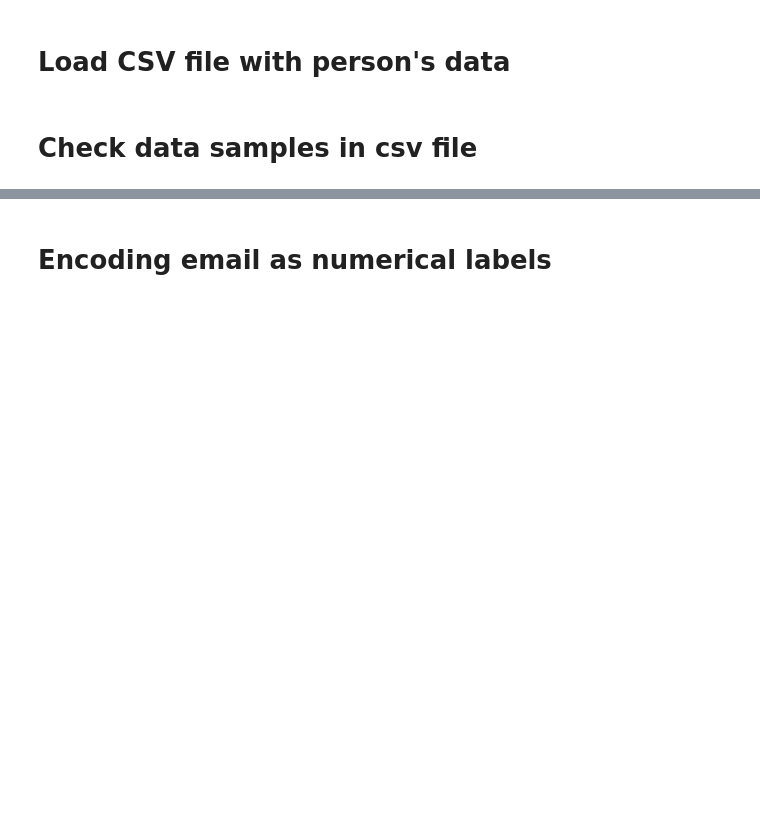
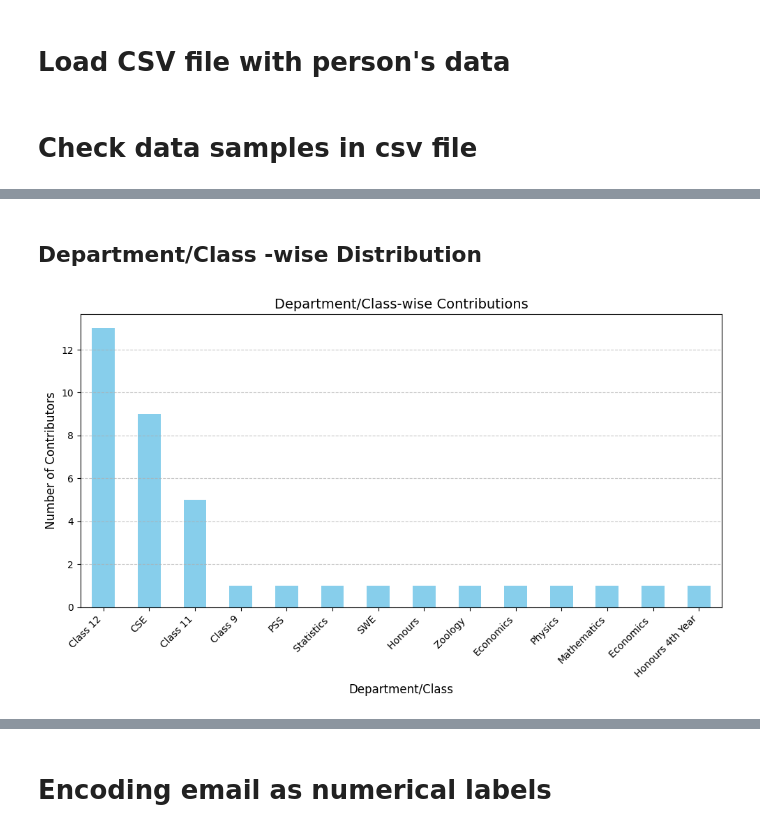
Before and after one commit to Sazim2019331087/voice_model, a Jupyter notebook: voice_model.ipynb, the cells around one changed output, grey strips where cells are left out. Drawn from its saved outputs; the diff is of its cells as text; code cells hidden in the pictures; blank space fills up the shorter version.

```diff
--- a/voice_model.ipynb
+++ b/voice_model.ipynb
@@ -48,0 +95,15 @@ data.head()
+# %% [markdown]
+## **Department/Class** -wise Distribution
+# %%
+dept_or_class_counts = data['dept_or_class'].value_counts()
+plt.figure(figsize=(10, 6))
+dept_or_class_counts.plot(kind='bar', color='skyblue')
+plt.title('Department/Class-wise Contributions', fontsize=14)
+plt.xlabel('Department/Class', fontsize=12)
+plt.ylabel('Number of Contributors', fontsize=12)
+plt.xticks(rotation=45, ha='right')
+plt.grid(axis='y', linestyle='--', alpha=0.7)
+plt.tight_layout()
+plt.show()
+# %% [output]
+[figure, added]
```
Also changed, not shown: parts of 11 cells of this notebook.
